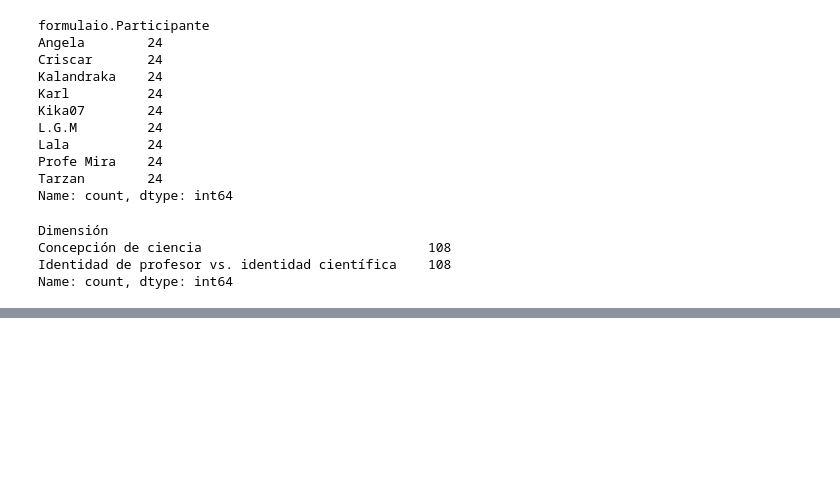
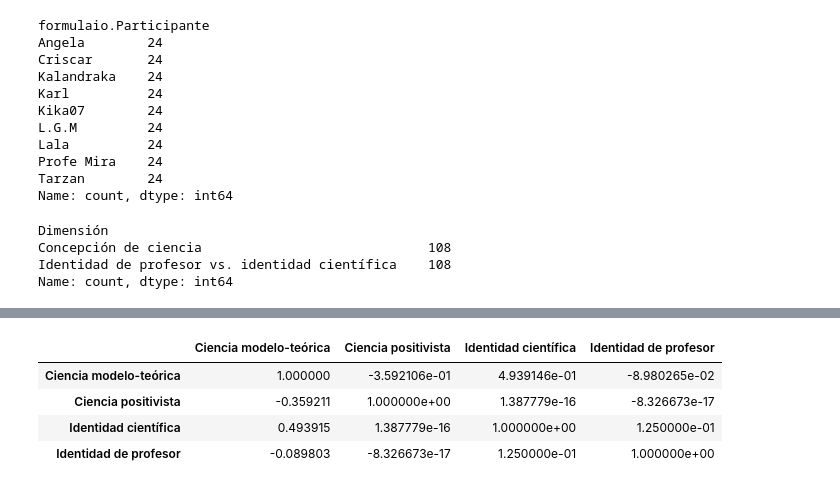
Before and after one commit to mcabas/Mike-Portfolio, a Jupyter notebook: other.projects/likert.ipynb, the cells around one changed output, grey strips where cells are left out. Cells and saved outputs as stored; diff of their text form; code cells hidden in the pictures; blank space fills up the shorter version.

```diff
--- a/other.projects/likert.ipynb
+++ b/other.projects/likert.ipynb
@@ -119,0 +190,8 @@ Name: count, dtype: int64
+# %%
+likert_pivoted.corr()
+# %% [output]
+|  | Ciencia modelo-teórica | Ciencia positivista | Identidad científica | Identidad de profesor |
+| Ciencia modelo-teórica | 1.000000 | -3.592106e-01 | 4.939146e-01 | -8.980265e-02 |
+| Ciencia positivista | -0.359211 | 1.000000e+00 | 1.387779e-16 | -8.326673e-17 |
+| Identidad científica | 0.493915 | 1.387779e-16 | 1.000000e+00 | 1.250000e-01 |
+| Identidad de profesor | -0.089803 | -8.326673e-17 | 1.250000e-01 | 1.000000e+00 |
```
Also changed, not shown: parts of 4 cells of this notebook.
